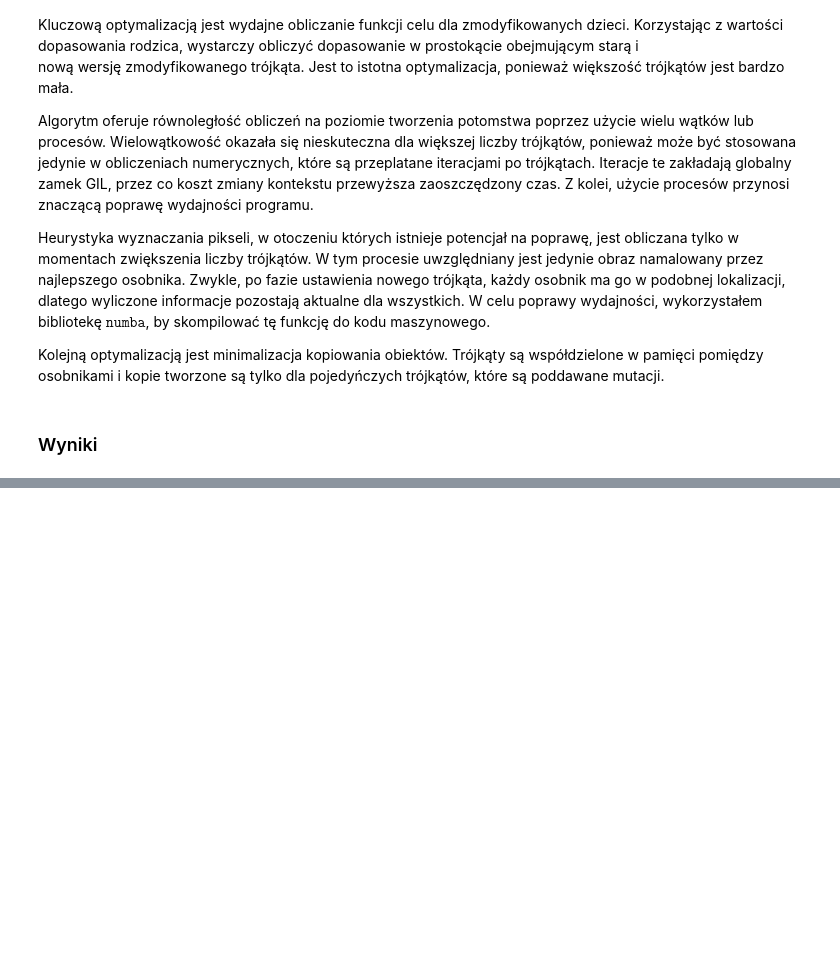
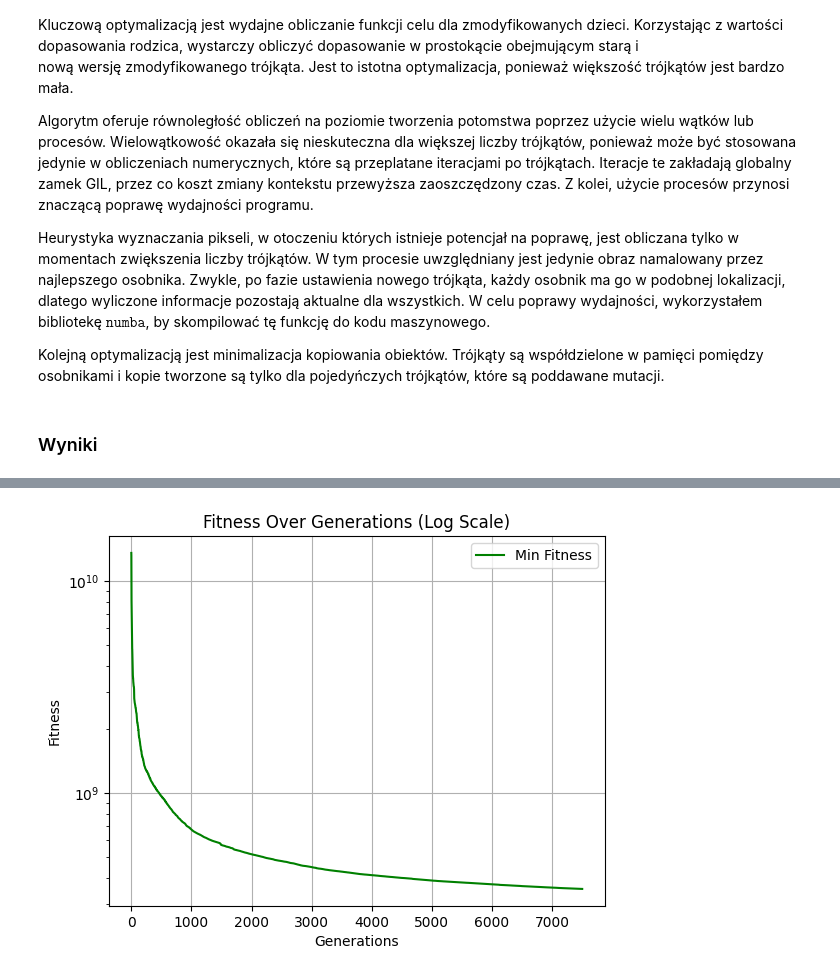
Before and after one commit to Bohun9/TriArt, a Jupyter notebook: report.ipynb, the cells around one changed output, grey strips where cells are left out. Drawn from its saved outputs; the diff is of its cells as text; code cells hidden in the pictures; blank space fills up the shorter version.

```diff
--- a/report.ipynb
+++ b/report.ipynb
@@ -68,2 +67,2 @@ Video("mona50.mp4")
 # %%
-fig1, fig2, fig3 = generate_visuals.create_graphs("images/mona_lisa.jpg", "mona35")
+visualizer = Visualizer("mona55")
@@ -76,0 +73,4 @@ fig1, fig2, fig3 = generate_visuals.create_graphs("images/mona_lisa.jpg", "mona3
+# %%
+visualizer.draw_fitness_over_generations()
+# %% [output]
+[figure, added]
```
Also changed, not shown: parts of 19 cells of this notebook, 4 other files.
